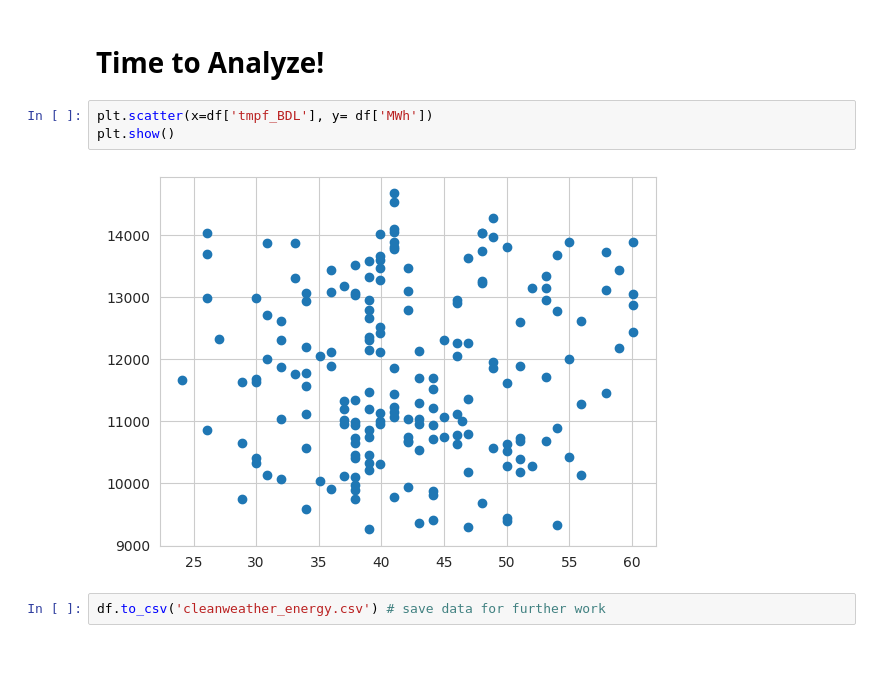
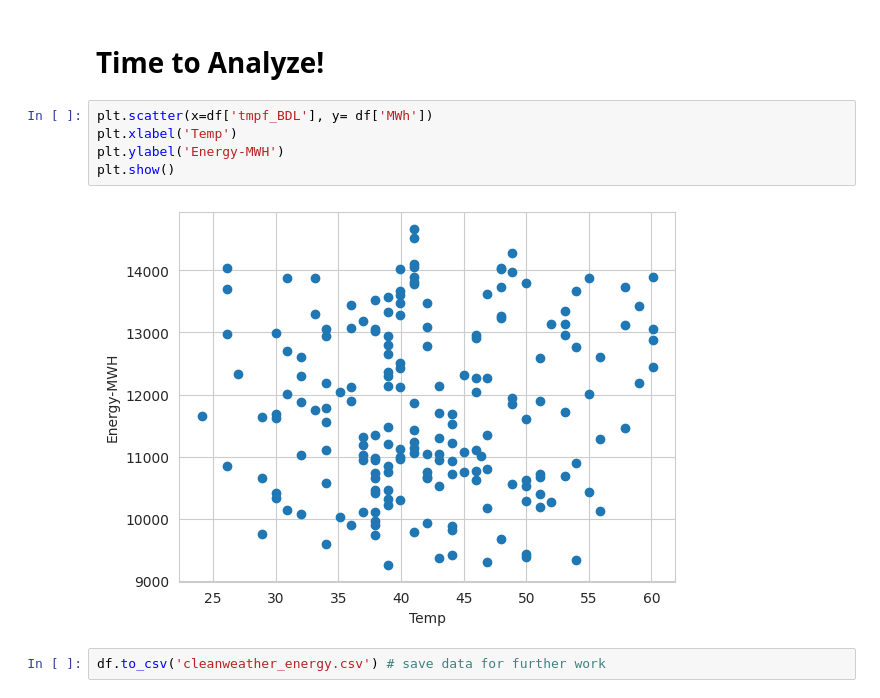
Before and after one commit to jainavshah/DataSciencePortfolio, a Jupyter notebook: Weather_and_Energy.ipynb, the cells around one changed output. Drawn from its saved outputs; the diff is of its cells as text; blank space fills up the shorter version.

```diff
--- a/Weather_and_Energy.ipynb
+++ b/Weather_and_Energy.ipynb
@@ -670,8 +658,10 @@ df.shape
 # Time to Analyze!
 # %%
 plt.scatter(x=df['tmpf_BDL'], y= df['MWh'])
+plt.xlabel('Temp')
+plt.ylabel('Energy-MWH')
 plt.show()
 # %% [output]
-[figure, old version]
+[figure, new version]
 # %%
 df.to_csv('cleanweather_energy.csv') # save data for further work
```
Also changed, not shown: parts of 4 cells of this notebook.
